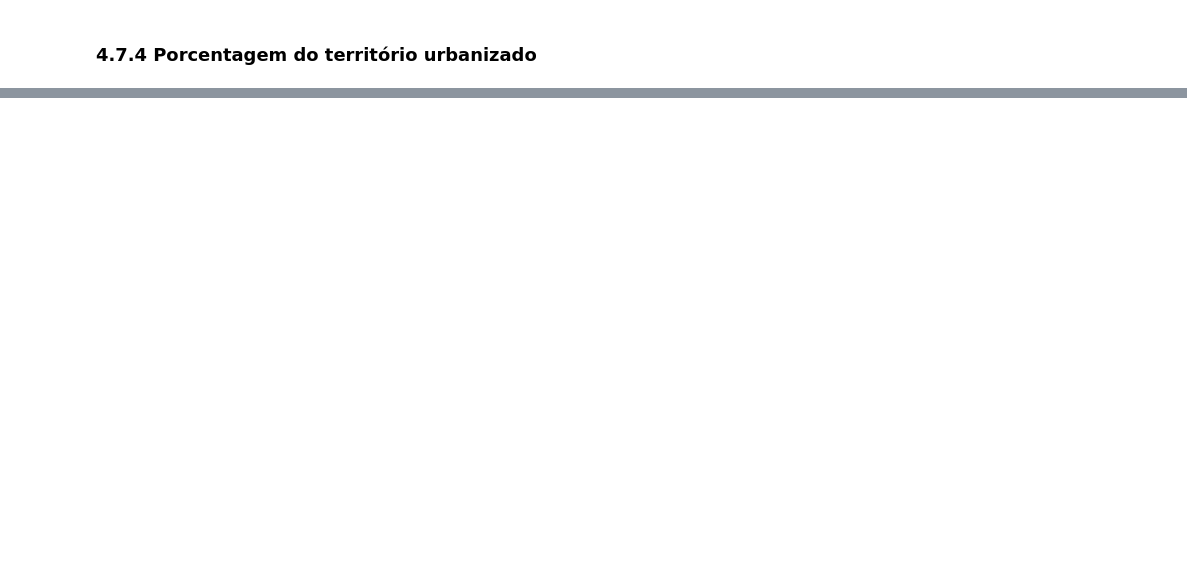
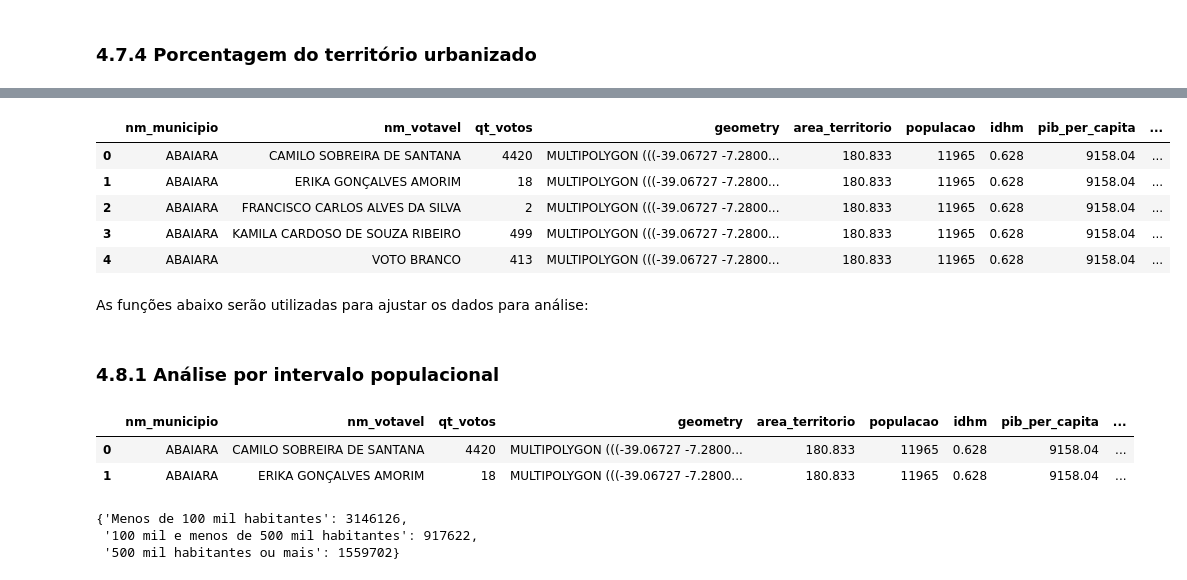
Before and after one commit to DamodaraBarbosa/clustering_municipios_eleicoes_2022_ceara, a Jupyter notebook: 07_senador_analysis_eleicoes_ceara_2022.ipynb, the cells around one changed output, grey strips where cells are left out. Drawn from its saved outputs; the diff is of its cells as text; code cells hidden in the pictures; blank space fills up the shorter version.

```diff
--- a/07_senador_analysis_eleicoes_ceara_2022.ipynb
+++ b/07_senador_analysis_eleicoes_ceara_2022.ipynb
@@ -608,0 +629,5 @@ fig.show()
+# %%
+# Os dados são agrupados por nome do município e candidato e os votos somados. Por último, os indíces são resetados:
+
+votos_candidatos_por_municipio = senador.groupby(['nm_municipio', 'nm_votavel'])['qt_votos'].sum().reset_index()
+votos_candidatos_por_municipio.head()
@@ -608,0 +641,21 @@ fig.show()
+# %%
+# Os dados socioeconômicos do IBGE são juntados ao dataframe dos votos:
+
+votos_candidatos_por_municipio = pd.merge(
+    left= votos_candidatos_por_municipio, right= dados_ibge,
+    how= 'left', left_on= 'nm_municipio', right_on= 'name_muni'
+)
+
+# A coluna nome é retirada, pois os dados são redundantes:
+
+votos_candidatos_por_municipio = votos_candidatos_por_municipio.drop('name_muni', axis= 1)
+votos_candidatos_por_municipio.head()
+# %% [output]
+|  | nm_municipio | nm_votavel | qt_votos | geometry | area_territorio | populacao | idhm | pib_per_capita | ... |
+| 0 | ABAIARA | CAMILO SOBREIRA DE SANTANA | 4420 | MULTIPOLYGON (((-39.06727 -7.2800... | 180.833 | 11965 | 0.628 | 9158.04 | ... |
+| 1 | ABAIARA | ERIKA GONÇALVES AMORIM | 18 | MULTIPOLYGON (((-39.06727 -7.2800... | 180.833 | 11965 | 0.628 | 9158.04 | ... |
+| 2 | ABAIARA | FRANCISCO CARLOS ALVES DA SILVA | 2 | MULTIPOLYGON (((-39.06727 -7.2800... | 180.833 | 11965 | 0.628 | 9158.04 | ... |
+| 3 | ABAIARA | KAMILA CARDOSO DE SOUZA RIBEIRO | 499 | MULTIPOLYGON (((-39.06727 -7.2800... | 180.833 | 11965 | 0.628 | 9158.04 | ... |
+| 4 | ABAIARA | VOTO BRANCO | 413 | MULTIPOLYGON (((-39.06727 -7.2800... | 180.833 | 11965 | 0.628 | 9158.04 | ... |
+# %% [markdown]
+As funções abaixo serão utilizadas para ajustar os dados para análise:
@@ -608,0 +719,2 @@ fig.show()
+# %% [markdown]
+### 4.8.1 Análise por intervalo populacional
@@ -608,0 +729,23 @@ fig.show()
+# %%
+# Uma nova coluna com os intervalos populacionais é adicionada ao dataframe:
+
+votos_candidatos_por_municipio = intervalos_ibge(
+    dataframe= votos_candidatos_por_municipio,
+    nome_coluna= 'populacao',
+    nova_coluna= 'populacao_intervalos',
+    bins= bins, labels= labels
+)
+votos_candidatos_por_municipio.head(2)
+# %% [output]
+|  | nm_municipio | nm_votavel | qt_votos | geometry | area_territorio | populacao | idhm | pib_per_capita | ... |
+| 0 | ABAIARA | CAMILO SOBREIRA DE SANTANA | 4420 | MULTIPOLYGON (((-39.06727 -7.2800... | 180.833 | 11965 | 0.628 | 9158.04 | ... |
+| 1 | ABAIARA | ERIKA GONÇALVES AMORIM | 18 | MULTIPOLYGON (((-39.06727 -7.2800... | 180.833 | 11965 | 0.628 | 9158.04 | ... |
+# %%
+# Os votos totais para cada intervalo populacional são mostrados no dicionário:
+
+votos_por_intervalo_populacional = dict_votos_totais(votos_candidatos_por_municipio, 'populacao_intervalos')
+votos_por_intervalo_populacional
+# %% [output]
+{'Menos de 100 mil habitantes': 3146126,
+ '100 mil e menos de 500 mil habitantes': 917622,
+ '500 mil habitantes ou mais': 1559702}
```
Also changed, not shown: parts of 40 cells of this notebook.
